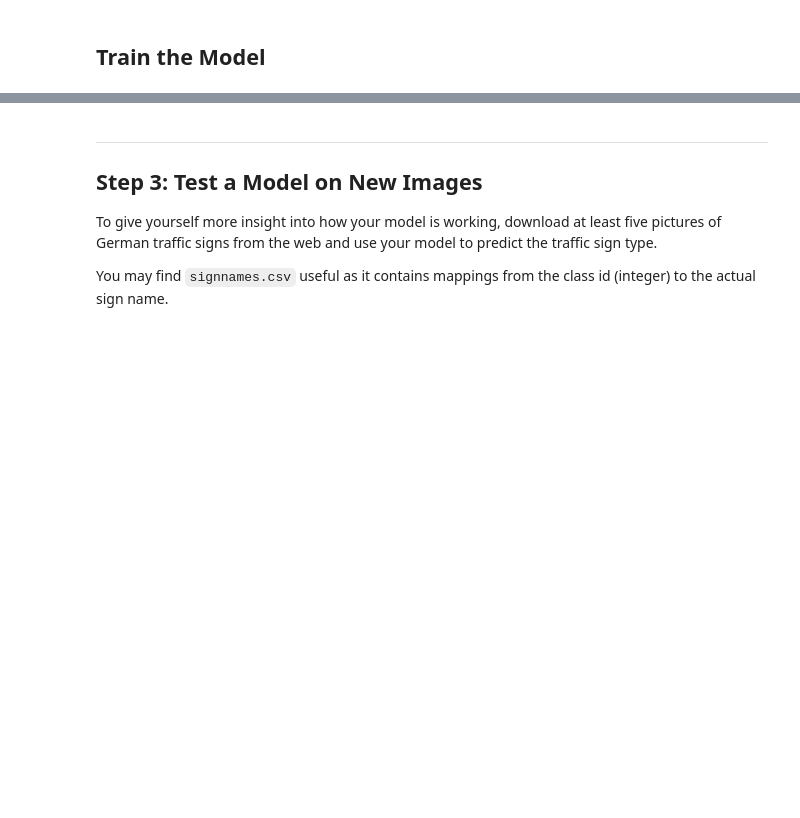
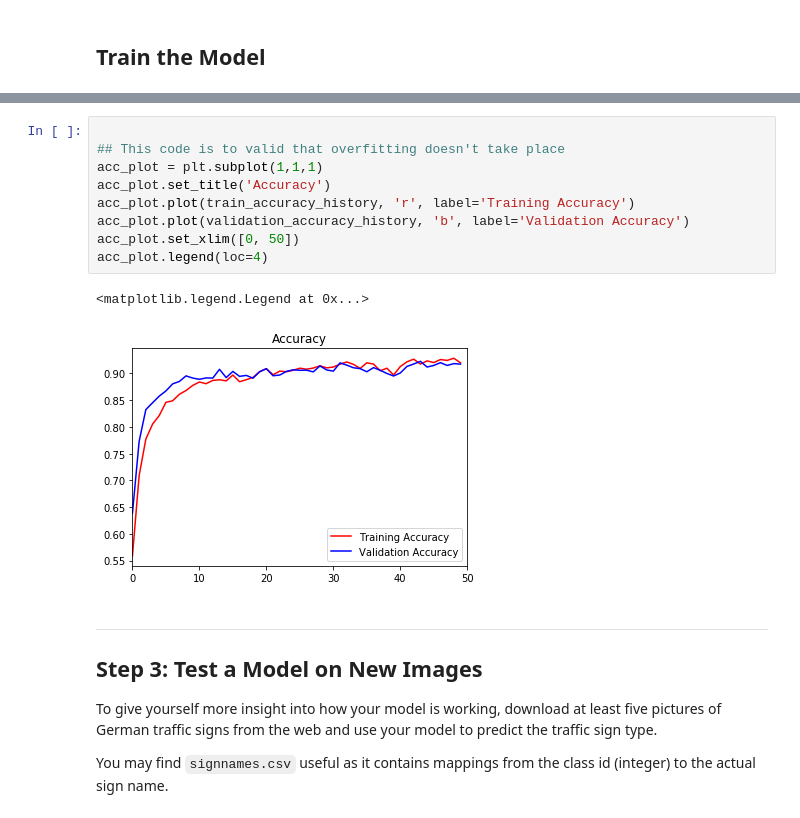
Before and after one commit to wy193777/CarND-Traffic-Sign-Classifier-Project, a Jupyter notebook: Traffic_Sign_Classifier.ipynb, the cells around one changed output, grey strips where cells are left out. Drawn from its saved outputs; the diff is of its cells as text; blank space fills up the shorter version.

```diff
--- a/Traffic_Sign_Classifier.ipynb
+++ b/Traffic_Sign_Classifier.ipynb
@@ -458,3 +462,15 @@ loss_plot.legend(loc=1)
+# %%
+
+## This code is to valid that overfitting doesn't take place
+acc_plot = plt.subplot(1,1,1)
+acc_plot.set_title('Accuracy')
+acc_plot.plot(train_accuracy_history, 'r', label='Training Accuracy')
+acc_plot.plot(validation_accuracy_history, 'b', label='Validation Accuracy')
+acc_plot.set_xlim([0, 50])
+acc_plot.legend(loc=4)
+# %% [output]
+<matplotlib.legend.Legend at 0x...>
+[figure, added]
 # %% [markdown]
 ---
 
```
Also changed, not shown: parts of 13 cells of this notebook, 16 other files.
